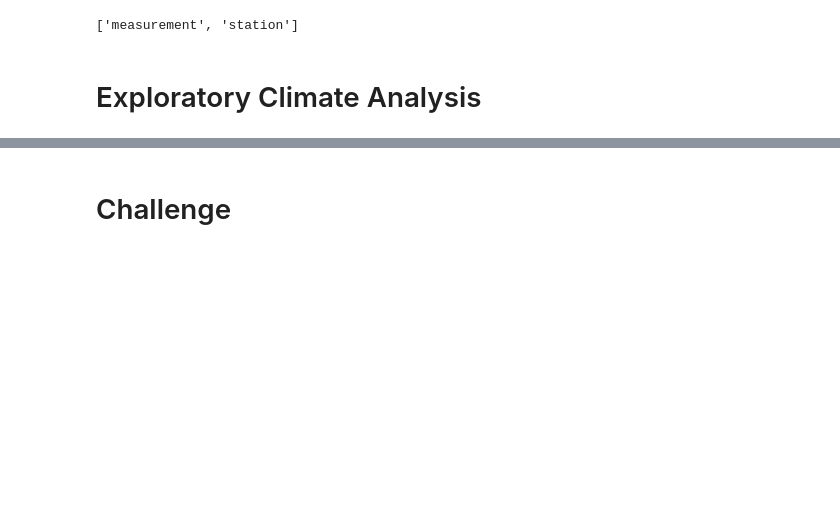
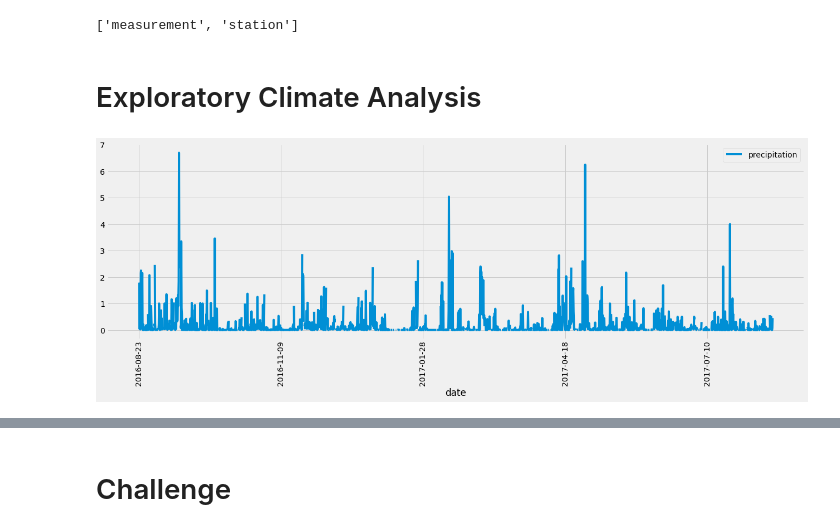
Before and after one commit to valerielnd/surfs_up, a Jupyter notebook: climate_analysis.ipynb, the cells around one changed output, grey strips where cells are left out. Cells and saved outputs as stored; diff of their text form; code cells hidden in the pictures; blank space fills up the shorter version.

```diff
--- a/climate_analysis.ipynb
+++ b/climate_analysis.ipynb
@@ -43,15 +44,24 @@ session = Session(engine)
 # %%
 # Design a query to retrieve the last 12 months of precipitation data and plot the results.
 #Starting from the last data point in the database.
+date = session.query(Measurement.date).order_by(Measurement.date.desc()).first()
 
 # Calculate the date one year from the last date in data set.
+prev_year = dt.date(int(date[0].split("-")[0]),int(date[0].split("-")[1]),int(date[0].split("-")[2])) - dt.timedelta(days=365)
 
 # Perform a query to retrieve the data and precipitation scores
+results = session.query(Measurement.date, Measurement.prcp).filter(Measurement.date >= prev_year).all()
 
 # Save the query results as a Pandas DataFrame and set the index to the date column
-
+df = pd.DataFrame(results, columns=['date','precipitation'])
+df.set_index(df['date'], inplace=True)
 # Sort the dataframe by date
-
+df = df.sort_index()
 # Use Pandas Plotting with Matplotlib to plot the data
+df.plot(figsize = (20,6))
+plt.xticks(rotation=90)
+plt.show()
+# %% [output]
+[figure, added]
 # %%
 # Use Pandas to calcualte the summary statistics for the precipitation data
```
Also changed, not shown: parts of 6 cells of this notebook, 5 other files.
